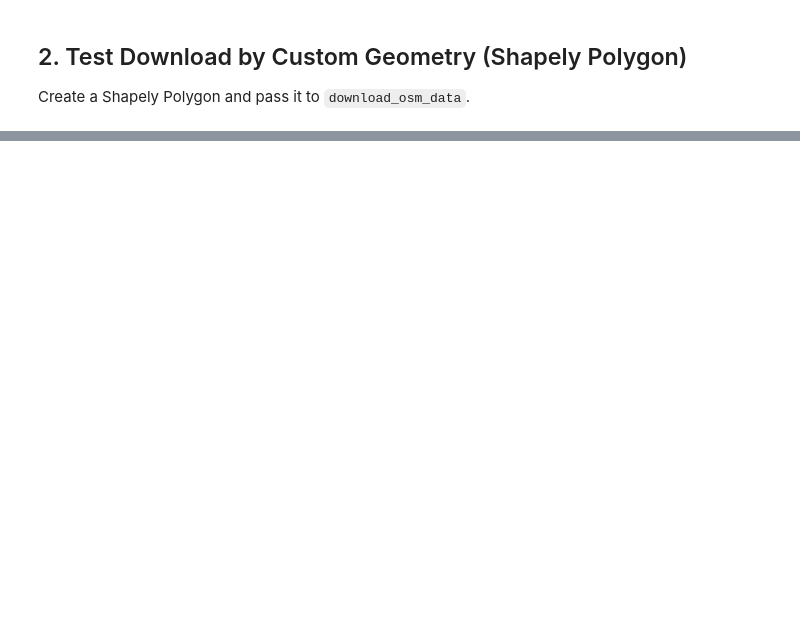
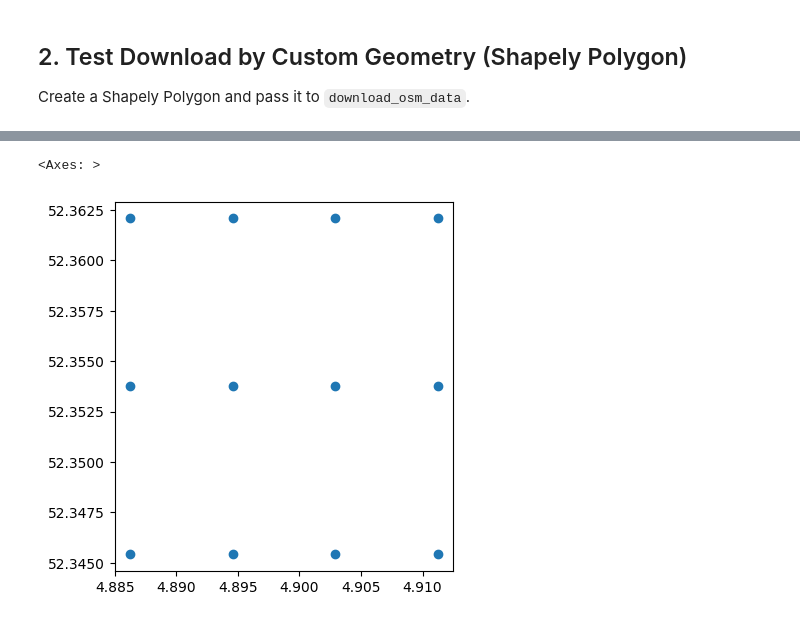
Before and after one commit to davidrers/osmsatlab, a Jupyter notebook: examples/interactive_testing.ipynb, the cells around one changed output, grey strips where cells are left out. Drawn from its saved outputs; the diff is of its cells as text; code cells hidden in the pictures; blank space fills up the shorter version.

```diff
--- a/examples/interactive_testing.ipynb
+++ b/examples/interactive_testing.ipynb
@@ -50,0 +104,5 @@ gdf_poly.plot()
+# %%
+gdf_pop.plot()
+# %% [output]
+<Axes: >
+[figure, added]
```
Also changed, not shown: parts of 5 cells of this notebook, 16 other files.
